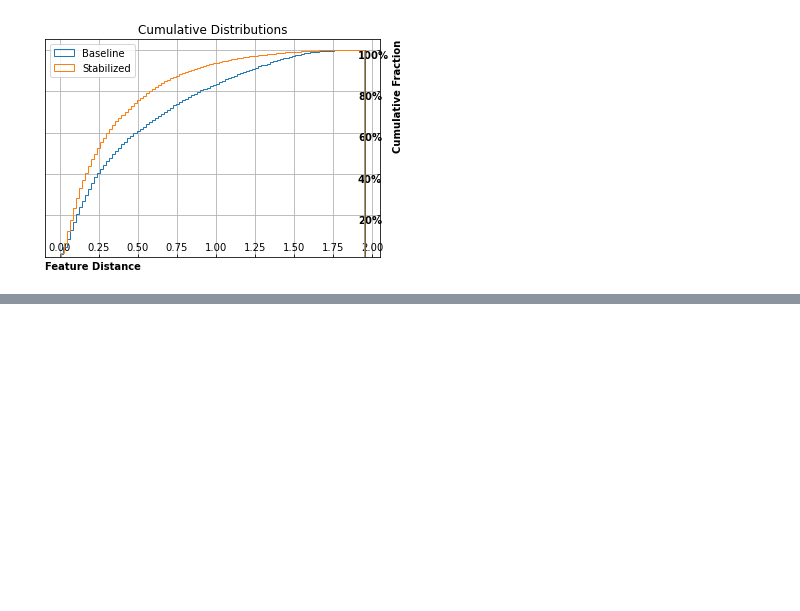
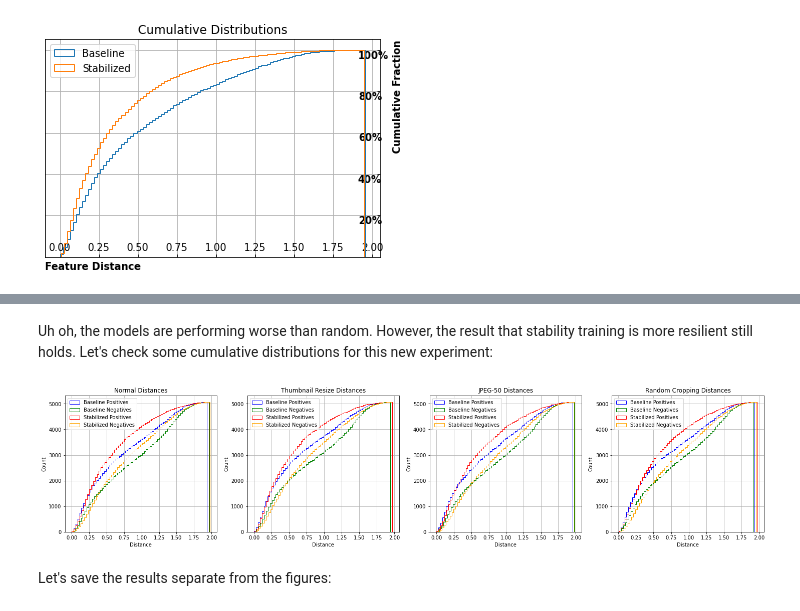
Before and after one commit to g-peery/stability-training, a Jupyter notebook: InceptionTriplet.ipynb, the cells around one changed output, grey strips where cells are left out. Drawn from its saved outputs; the diff is of its cells as text; code cells hidden in the pictures; blank space fills up the shorter version.

```diff
--- a/InceptionTriplet.ipynb
+++ b/InceptionTriplet.ipynb
@@ -1396,0 +1796,45 @@ plot_cumulative_dist(
+# %% [markdown]
+Uh oh, the models are performing worse than random. However, the result that stability training is more resilient still holds. Let's check some cumulative distributions for this new experiment:
+# %%
+fig, axs = plt.subplots(1, 4, figsize=(25, 5))
+
+descriptions = [
+    "Baseline Positives",
+    "Baseline Negatives",
+    "Stabilized Positives",
+    "Stabilized Negatives",
+]
+colors = [
+    "blue",
+    "green",
+    "red",
+    "orange",
+]
+
+def put_hist(idx, title, name):
+    for i in range(4):
+        values = res[i][name]
+        axs[idx].hist(
+            values,
+            label=descriptions[i],
+            histtype="step",
+            bins=int(np.sqrt(len(values))),
+            cumulative=True,
+            color=colors[i]
+        )
+    axs[idx].set_title(f"{name} Distances")
+    axs[idx].set_xlabel("Distance")
+    axs[idx].set_ylabel("Count")
+    axs[idx].legend(loc="upper left")
+    axs[idx].grid()
+
+put_hist(0, "Baseline Positives", list(name_to_transform.keys())[0])
+put_hist(1, "Baseline Negatives", list(name_to_transform.keys())[1])
+put_hist(2, "Stabilized Positives", list(name_to_transform.keys())[2])
+put_hist(3, "Stabilized Negatives", list(name_to_transform.keys())[3])
+fig.savefig("distance_distributions_scraped.png")
+fig.show()
+# %% [output]
+[figure, added]
+# %% [markdown]
+Let's save the results separate from the figures:
```
Also changed, not shown: parts of 58 cells of this notebook, 3 other files.
